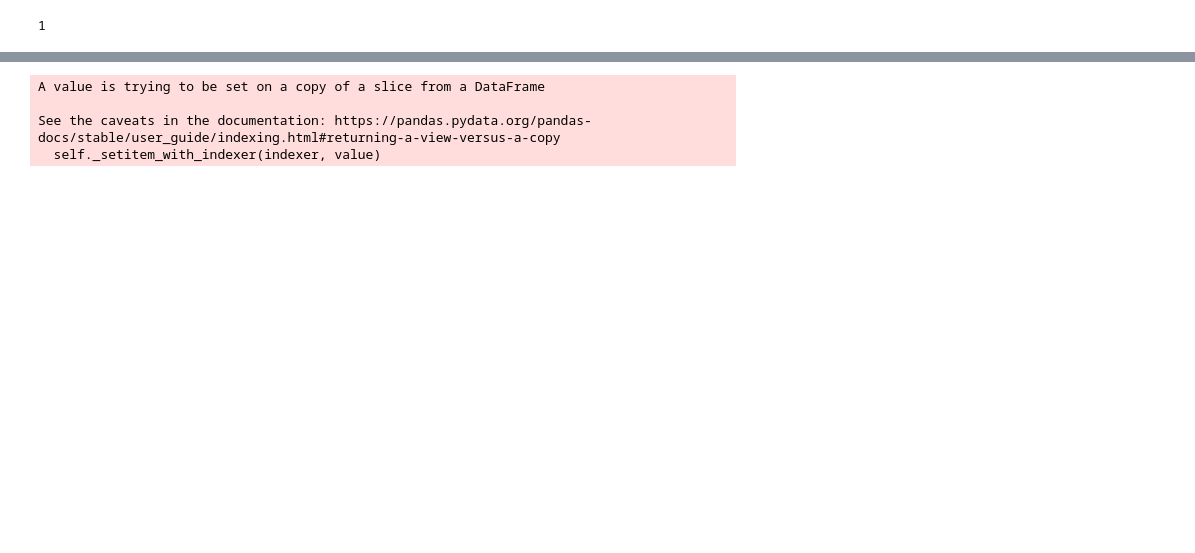
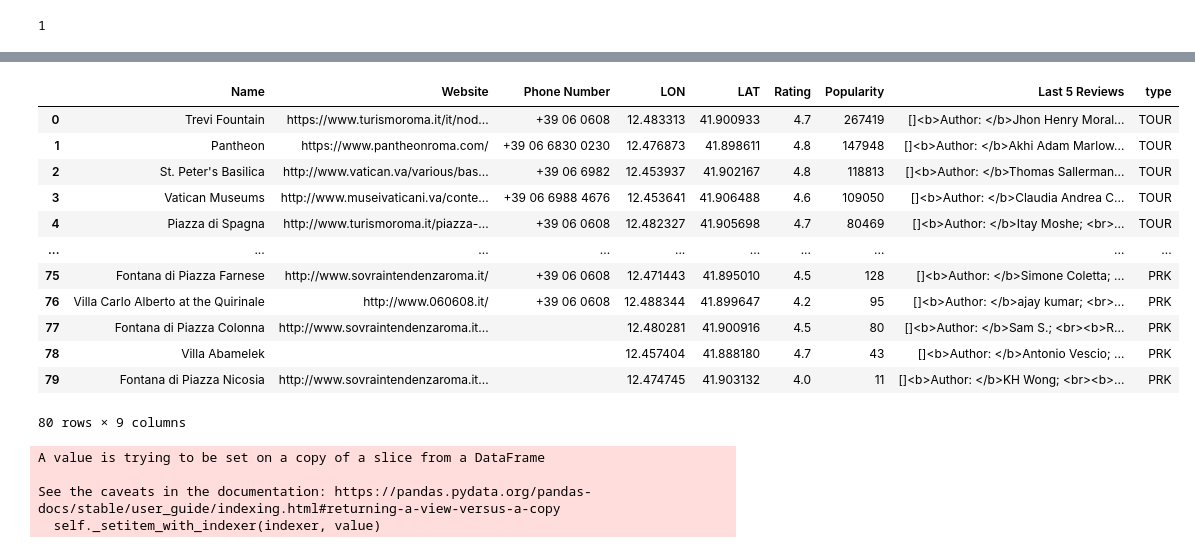
Before and after one commit to pjwork00/ProjectWork, a Jupyter notebook: back-end-python/src/Path_time_API.ipynb, the cells around one changed output, grey strips where cells are left out. Drawn from its saved outputs; the diff is of its cells as text; code cells hidden in the pictures; blank space fills up the shorter version.

```diff
--- a/back-end-python/src/Path_time_API.ipynb
+++ b/back-end-python/src/Path_time_API.ipynb
@@ -226,4 +277,20 @@ Last 5 Reviews    []<b>Author: </b>Kerryann Harman-Schufft; <br>...
 Name: 2, dtype: object
+# %%
+POIs_all
+# %% [output]
+|  | Name | Website | Phone Number | LON | LAT | Rating | Popularity | Last 5 Reviews | type |
+| 0 | Trevi Fountain | https://www.turismoroma.it/it/nod... | +39 06 0608 | 12.483313 | 41.900933 | 4.7 | 267419 | []<b>Author: </b>Jhon Henry Moral... | TOUR |
+| 1 | Pantheon | https://www.pantheonroma.com/ | +39 06 6830 0230 | 12.476873 | 41.898611 | 4.8 | 147948 | []<b>Author: </b>Akhi Adam Marlow... | TOUR |
+| 2 | St. Peter's Basilica | http://www.vatican.va/various/bas... | +39 06 6982 | 12.453937 | 41.902167 | 4.8 | 118813 | []<b>Author: </b>Thomas Sallerman... | TOUR |
+| 3 | Vatican Museums | http://www.museivaticani.va/conte... | +39 06 6988 4676 | 12.453641 | 41.906488 | 4.6 | 109050 | []<b>Author: </b>Claudia Andrea C... | TOUR |
+| 4 | Piazza di Spagna | http://www.turismoroma.it/piazza-... | +39 06 0608 | 12.482327 | 41.905698 | 4.7 | 80469 | []<b>Author: </b>Itay Moshe; <br>... | TOUR |
+| ... | ... | ... | ... | ... | ... | ... | ... | ... | ... |
+| 75 | Fontana di Piazza Farnese | http://www.sovraintendenzaroma.it/ | +39 06 0608 | 12.471443 | 41.895010 | 4.5 | 128 | []<b>Author: </b>Simone Coletta; ... | PRK |
+| 76 | Villa Carlo Alberto at the Quirinale | http://www.060608.it/ | +39 06 0608 | 12.488344 | 41.899647 | 4.2 | 95 | []<b>Author: </b>ajay kumar; <br>... | PRK |
+| 77 | Fontana di Piazza Colonna | http://www.sovraintendenzaroma.it... |  | 12.480281 | 41.900916 | 4.5 | 80 | []<b>Author: </b>Sam S.; <br><b>R... | PRK |
+| 78 | Villa Abamelek |  |  | 12.457404 | 41.888180 | 4.7 | 43 | []<b>Author: </b>Antonio Vescio; ... | PRK |
+| 79 | Fontana di Piazza Nicosia | http://www.sovraintendenzaroma.it... |  | 12.474745 | 41.903132 | 4.0 | 11 | []<b>Author: </b>KH Wong; <br><b>... | PRK |
+80 rows × 9 columns
 # %%
 def add_POIs_df(df, POIs_ext):
     df=df.sort_values("Position", ascending=True)
```
Also changed, not shown: parts of 32 cells of this notebook, 13 other files.
